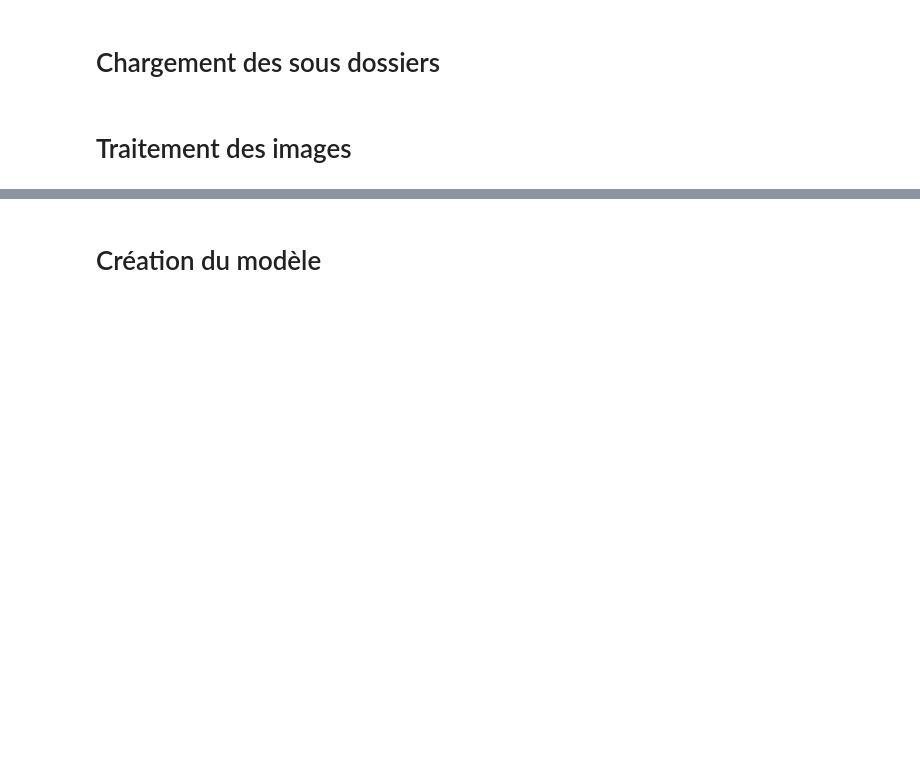
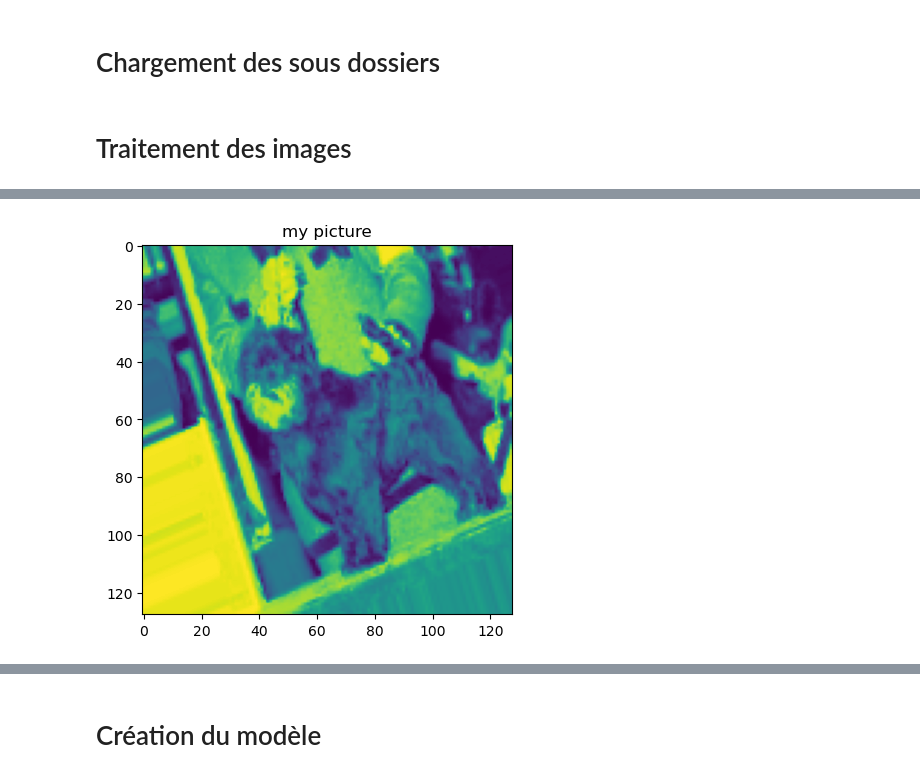
Before and after one commit to random-agile/Classify-Images-Using-Deep-Learning, a Jupyter notebook: Untitled.ipynb, the cells around one changed output, grey strips where cells are left out. Saved outputs shown, nothing was run; the diff lists cells and outputs as text; code cells hidden in the pictures; blank space fills up the shorter version.

```diff
--- a/Untitled.ipynb
+++ b/Untitled.ipynb
@@ -131,0 +183,6 @@ for subdir in subdirs:
+# %%
+plt.imshow(img_augmented_2)
+plt.title('my picture')
+plt.show()
+# %% [output]
+[figure, added]
```
Also changed, not shown: parts of 15 cells of this notebook.
